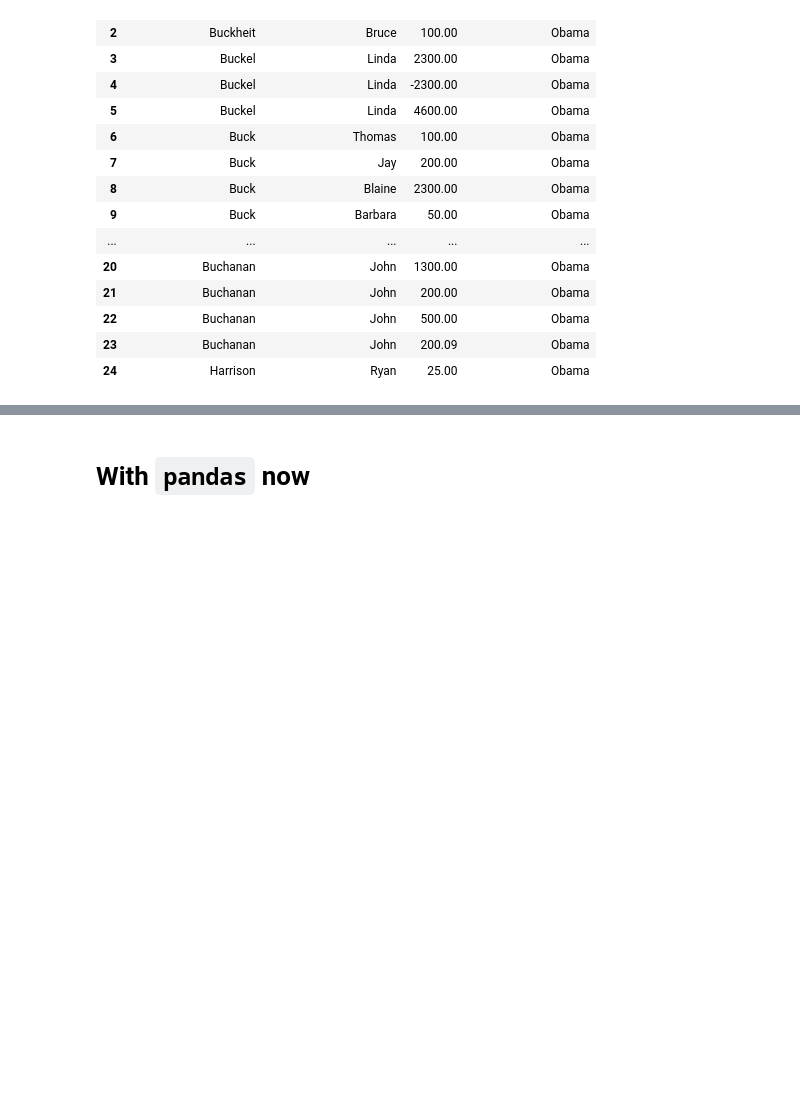
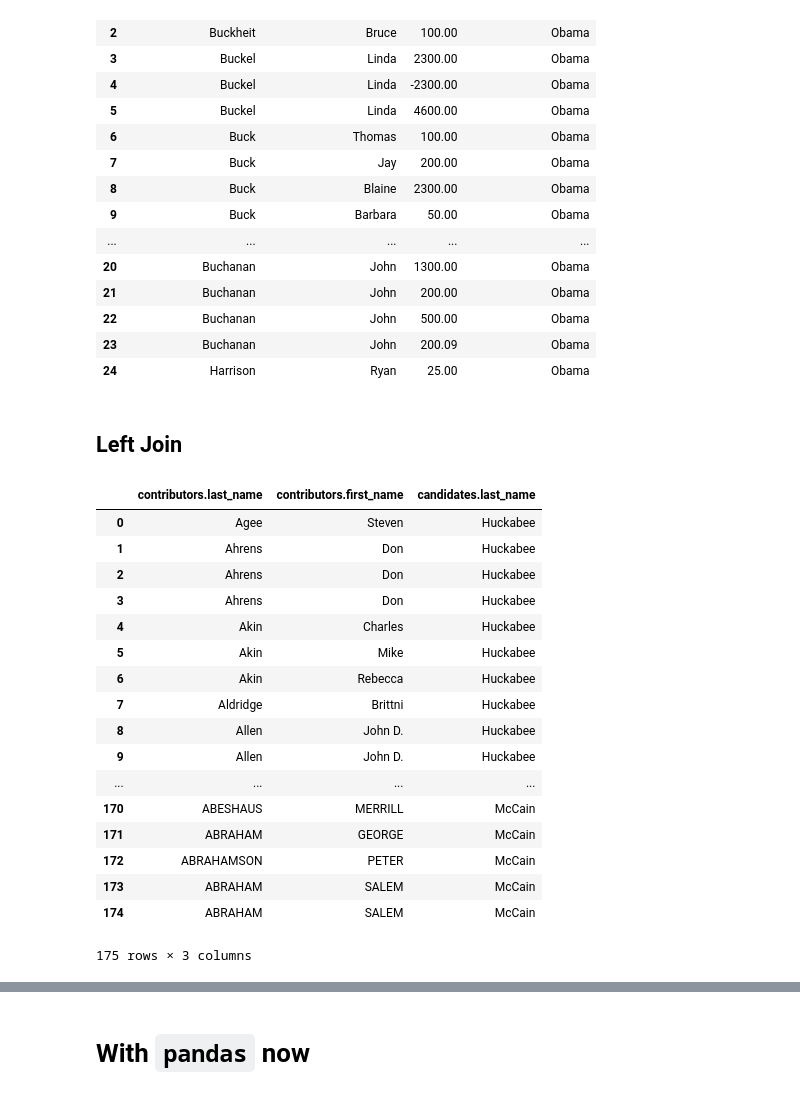
Before and after one commit to Hulalazz/cs207-F17, a Jupyter notebook: lectures/L19/L19-test.ipynb, the cells around one changed output, grey strips where cells are left out. Saved outputs shown, nothing was run; the diff lists cells and outputs as text; code cells hidden in the pictures; blank space fills up the shorter version.

```diff
--- a/lectures/L19/L19-test.ipynb
+++ b/lectures/L19/L19-test.ipynb
@@ -546,3 +559,30 @@ viz_tables(["contributors.last_name", "contributors.first_name", "amount", "cand
 | 22 | Buchanan | John | 500.00 | Obama |
 | 23 | Buchanan | John | 200.09 | Obama |
 | 24 | Harrison | Ryan | 25.00 | Obama |
+# %% [markdown]
+## Left Join
+# %%
+q = '''SELECT contributors.last_name, contributors.first_name, candidates.last_name
+       FROM contributors
+       LEFT JOIN candidates
+       ON contributors.candidate_id = candidates.id'''
+viz_tables(["contributors.last_name", "contributors.first_name", "candidates.last_name"], q)
+# %% [output]
+|  | contributors.last_name | contributors.first_name | candidates.last_name |
+| 0 | Agee | Steven | Huckabee |
+| 1 | Ahrens | Don | Huckabee |
+| 2 | Ahrens | Don | Huckabee |
+| 3 | Ahrens | Don | Huckabee |
+| 4 | Akin | Charles | Huckabee |
+| 5 | Akin | Mike | Huckabee |
+| 6 | Akin | Rebecca | Huckabee |
+| 7 | Aldridge | Brittni | Huckabee |
+| 8 | Allen | John D. | Huckabee |
+| 9 | Allen | John D. | Huckabee |
+| ... | ... | ... | ... |
+| 170 | ABESHAUS | MERRILL | McCain |
+| 171 | ABRAHAM | GEORGE | McCain |
+| 172 | ABRAHAMSON | PETER | McCain |
+| 173 | ABRAHAM | SALEM | McCain |
+| 174 | ABRAHAM | SALEM | McCain |
+175 rows × 3 columns
```
Also changed, not shown: parts of 5 cells of this notebook.
